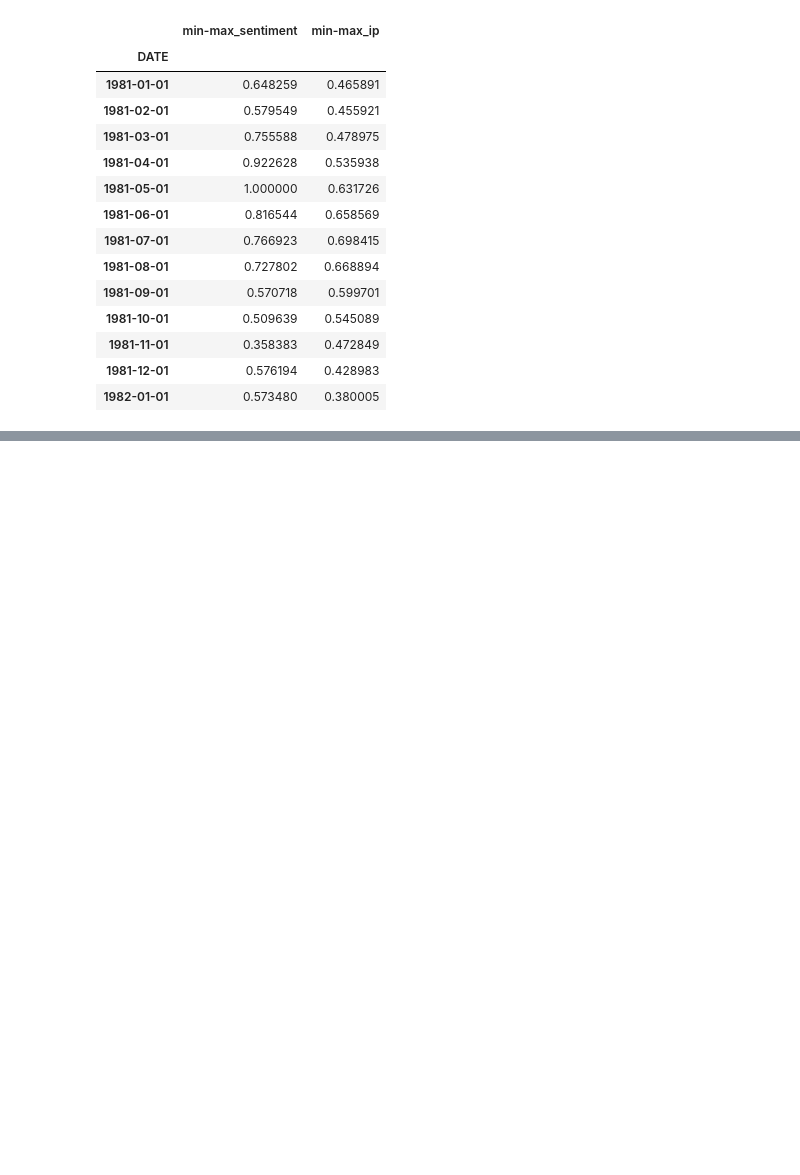
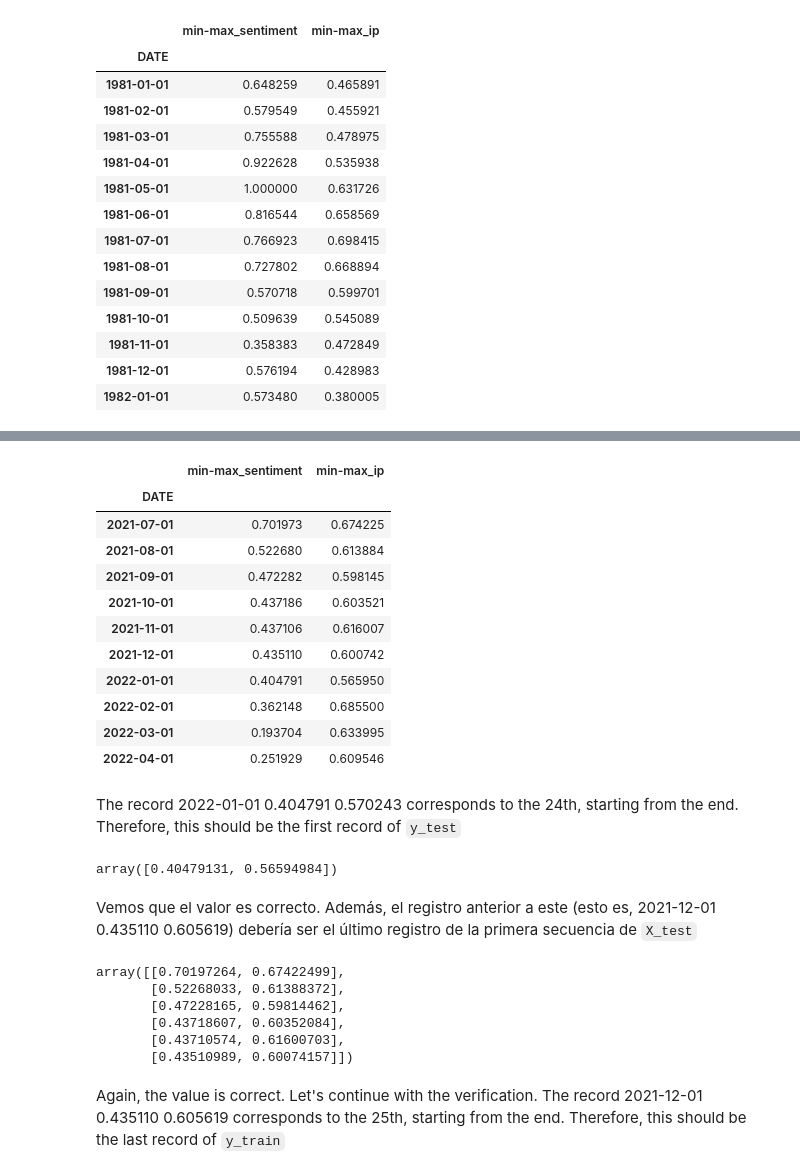
Before and after one commit to svalbuenaa/deep_learning_RNNs, a Jupyter notebook: deep-learning-rnns.ipynb, the cells around one changed output, grey strips where cells are left out. Saved outputs shown, nothing was run; the diff lists cells and outputs as text; code cells hidden in the pictures; blank space fills up the shorter version.

```diff
--- a/deep-learning-rnns.ipynb
+++ b/deep-learning-rnns.ipynb
@@ -196,0 +275,38 @@ df.head(13)
+# %%
+# Check that the split is correct
+
+# As a reference, show the values of the source dataframe between record -30 and -20.
+df.tail(30).head(10)
+# %% [output]
+|  | min-max_sentiment | min-max_ip |
+| DATE |  |  |
+| 2021-07-01 | 0.701973 | 0.674225 |
+| 2021-08-01 | 0.522680 | 0.613884 |
+| 2021-09-01 | 0.472282 | 0.598145 |
+| 2021-10-01 | 0.437186 | 0.603521 |
+| 2021-11-01 | 0.437106 | 0.616007 |
+| 2021-12-01 | 0.435110 | 0.600742 |
+| 2022-01-01 | 0.404791 | 0.565950 |
+| 2022-02-01 | 0.362148 | 0.685500 |
+| 2022-03-01 | 0.193704 | 0.633995 |
+| 2022-04-01 | 0.251929 | 0.609546 |
+# %% [markdown]
+The record 2022-01-01 0.404791 0.570243 corresponds to the 24th, starting from the end. Therefore, this should be the first record of `y_test`
+# %%
+# Check the first record of `y_test`
+y_test[0]
+# %% [output]
+array([0.40479131, 0.56594984])
+# %% [markdown]
+Vemos que el valor es correcto. Además, el registro anterior a este (esto es, 2021-12-01 0.435110 0.605619) debería ser el último registro de la primera secuencia de `X_test`
+# %%
+X_test[0]
+# %% [output]
+array([[0.70197264, 0.67422499],
+       [0.52268033, 0.61388372],
+       [0.47228165, 0.59814462],
+       [0.43718607, 0.60352084],
+       [0.43710574, 0.61600703],
+       [0.43510989, 0.60074157]])
+# %% [markdown]
+Again, the value is correct. Let's continue with the verification. The record 2021-12-01 0.435110 0.605619 corresponds to the 25th, starting from the end. Therefore, this should be the last record of `y_train`
```
Also changed, not shown: parts of 9 cells of this notebook.
